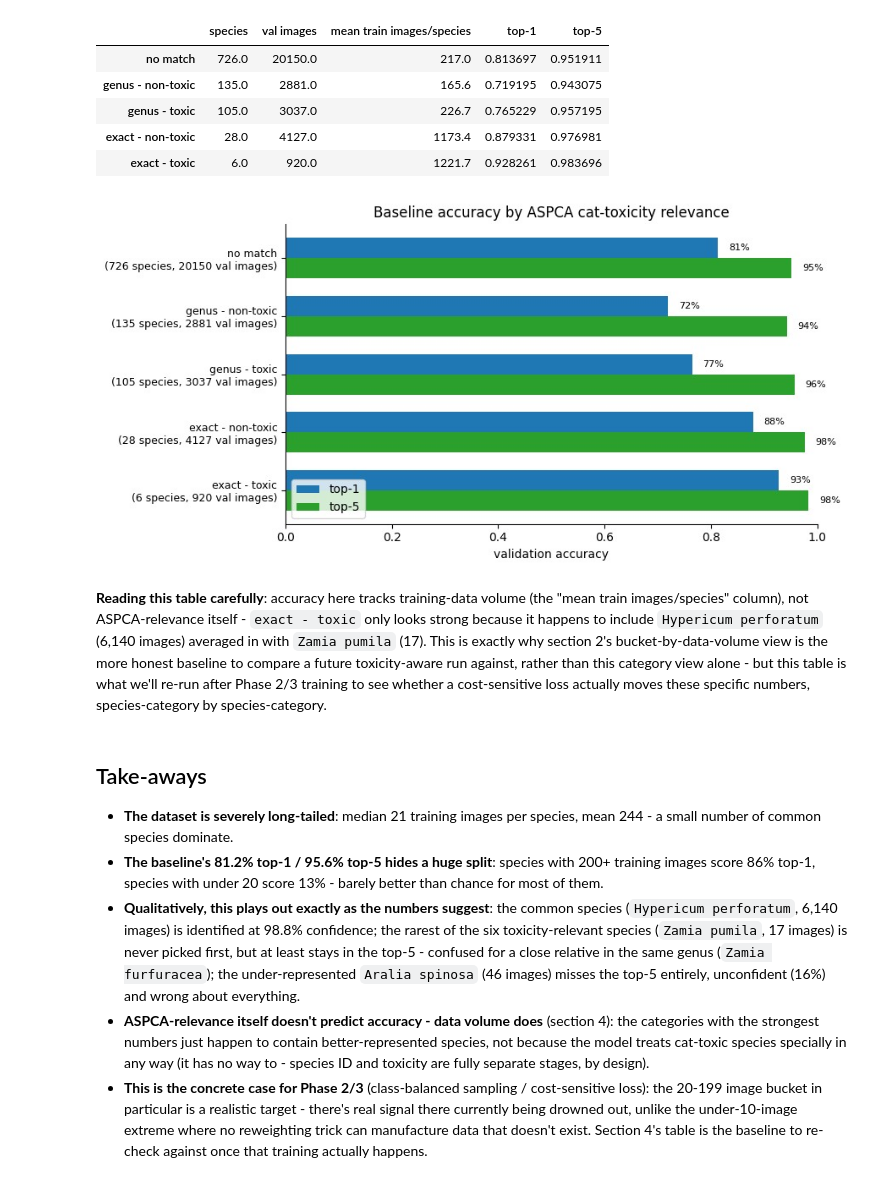
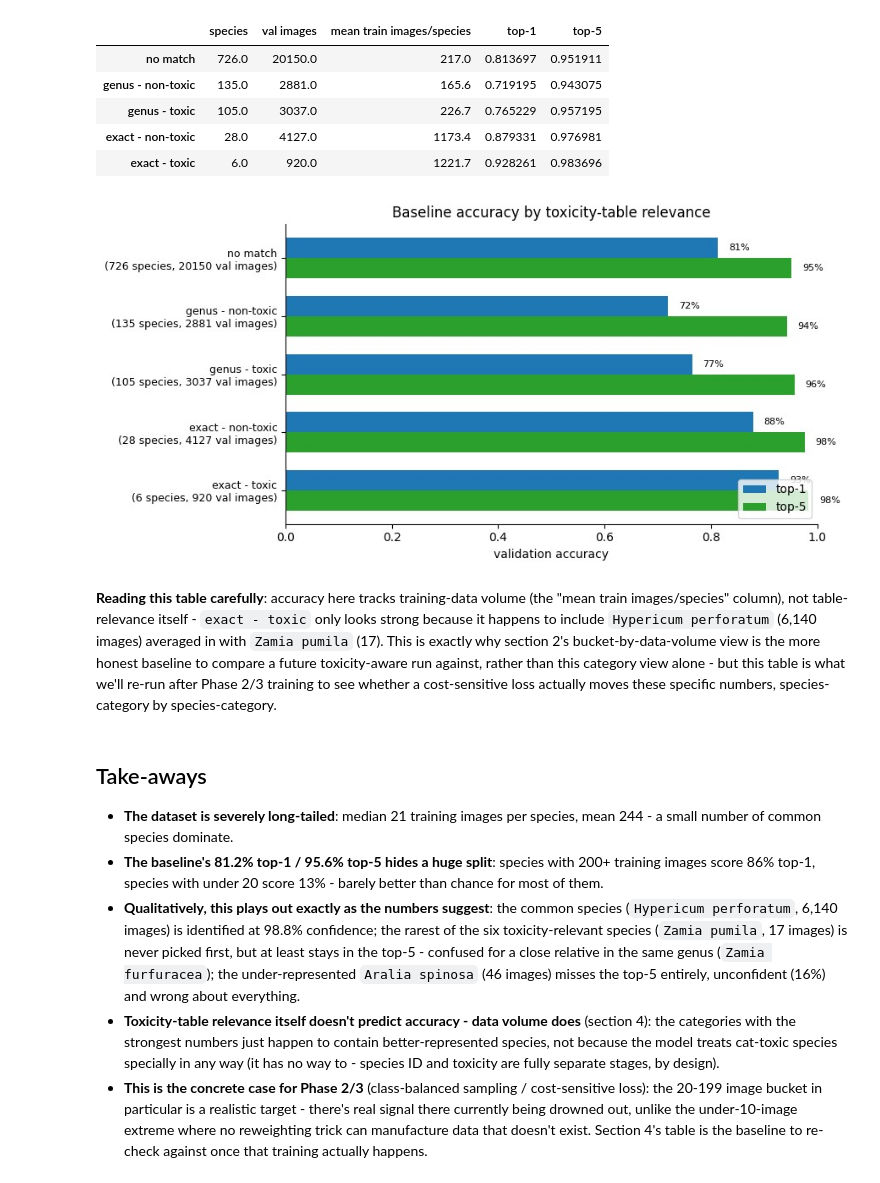
Before and after one commit to carltoast/purr-ceptron, a Jupyter notebook: notebooks/03_plantnet_results_summary.ipynb, the cells around one changed output. Drawn from its saved outputs; the diff is of its cells as text; code cells hidden in the pictures.

```diff
--- a/notebooks/03_plantnet_results_summary.ipynb
+++ b/notebooks/03_plantnet_results_summary.ipynb
@@ -324,30 +336,30 @@ category_df
 # %%
 fig, ax = plt.subplots(figsize=(9, 4.5))
 cats_present = [c for c in CATEGORY_ORDER if c in category_stats]
 y = np.arange(len(cats_present))
 height = 0.35
 ax.barh(y - height / 2, category_df["top-1"], height, label="top-1", color="#1f77b4")
 ax.barh(y + height / 2, category_df["top-5"], height, label="top-5", color="#2ca02c")
 ax.set_yticks(y)
 ax.set_yticklabels([
     f"{c}\n({category_stats[c]['n_species']} species, {category_stats[c]['n_eval']} val images)"
     for c in cats_present
 ], fontsize=9)
 ax.invert_yaxis()
 ax.set_xlabel("validation accuracy")
 ax.set_xlim(0, 1)
-ax.set_title("Baseline accuracy by ASPCA cat-toxicity relevance")
-ax.legend(loc="lower left")
+ax.set_title("Baseline accuracy by toxicity-table relevance")
+ax.legend(loc="lower right")
 for i, c in enumerate(cats_present):
     ax.text(category_df["top-1"][c] + 0.02, i - height / 2, f"{category_df['top-1'][c]:.0%}", va="center", fontsize=8)
     ax.text(category_df["top-5"][c] + 0.02, i + height / 2, f"{category_df['top-5'][c]:.0%}", va="center", fontsize=8)
 plt.tight_layout()
 plt.show()
 # %% [output]
-[figure, old version]
+[figure, new version]
 # %% [markdown]
 **Reading this table carefully**: accuracy here tracks training-data
-volume (the "mean train images/species" column), not ASPCA-relevance
+volume (the "mean train images/species" column), not table-relevance
 itself - `exact - toxic` only looks strong because it happens to include
 `Hypericum perforatum` (6,140 images) averaged in with `Zamia pumila`
 (17). This is exactly why section 2's bucket-by-data-volume view is the
@@ -372,7 +384,8 @@ species-category.
   (`Zamia furfuracea`); the under-represented `Aralia spinosa` (46
   images) misses the top-5 entirely, unconfident (16%) and wrong about
   everything.
-- **ASPCA-relevance itself doesn't predict accuracy - data volume does**
+- **Toxicity-table relevance itself doesn't predict accuracy - data
+  volume does**
   (section 4): the categories with the strongest numbers just happen to
   contain better-represented species, not because the model treats
   cat-toxic species specially in any way (it has no way to - species ID
```
Also changed, not shown: parts of 5 cells of this notebook.
